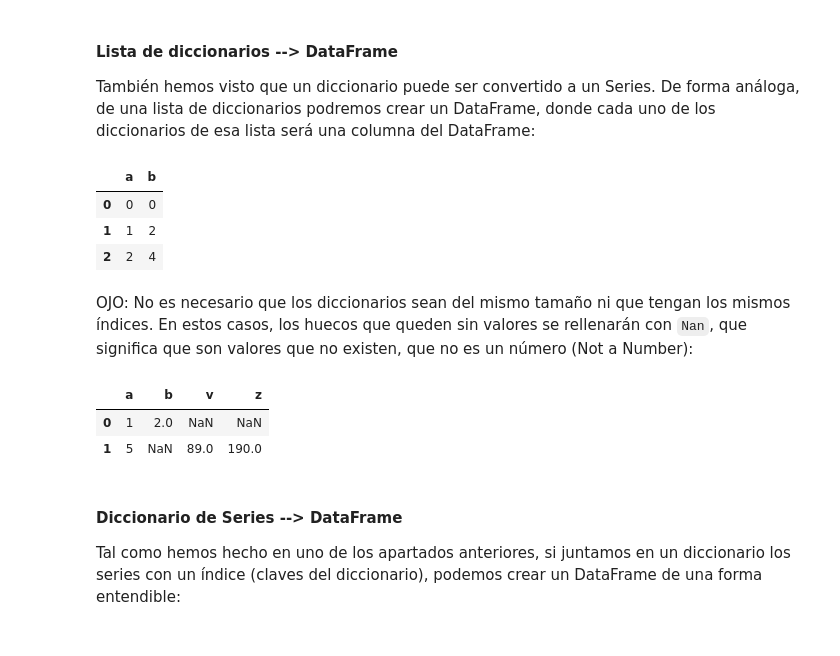
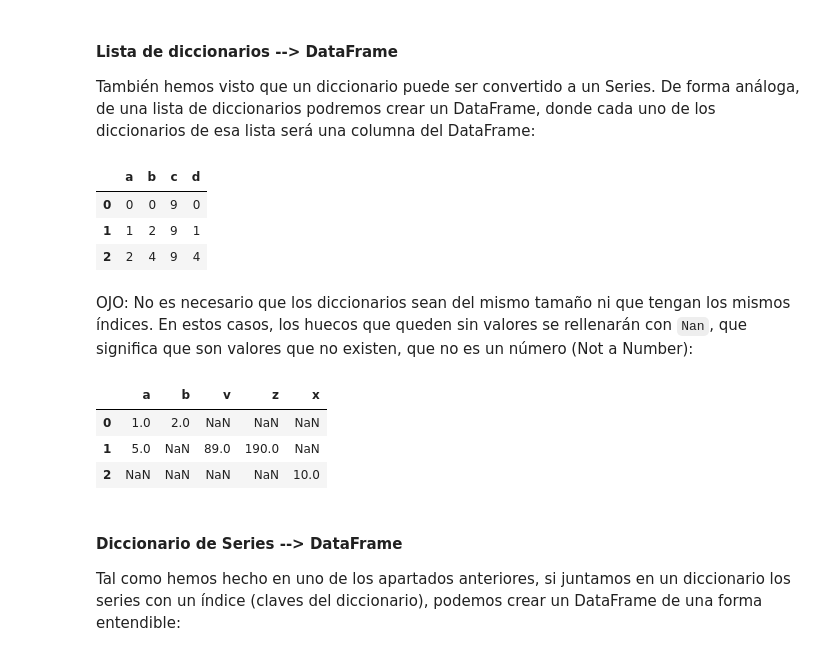
Before and after one commit to ClaraLL7/DS-part-time-sep2020, a Jupyter notebook: semana_6/dia_1/1_IntroPandas.ipynb, the cells around one changed output. Drawn from its saved outputs; the diff is of its cells as text; code cells hidden in the pictures.

````diff
--- a/semana_6/dia_1/1_IntroPandas.ipynb
+++ b/semana_6/dia_1/1_IntroPandas.ipynb
@@ -387,22 +410,23 @@ También hemos visto que un diccionario puede ser convertido a un Series. De for
 # %%
 # Por cierto, esto que hacemos ahora se llama list comprehension, ¿recordáis para qué servía?
 
-data = [{'a': i, 'b': 2 * i} for i in range(3)]
+data = [{'a': i, 'b': 2 * i, 'c': 9, 'd': i**2} for i in range(3)]
 
 pd.DataFrame(data)
 # %% [output]
-|  | a | b |
-| 0 | 0 | 0 |
-| 1 | 1 | 2 |
-| 2 | 2 | 4 |
+|  | a | b | c | d |
+| 0 | 0 | 0 | 9 | 0 |
+| 1 | 1 | 2 | 9 | 1 |
+| 2 | 2 | 4 | 9 | 4 |
 # %% [markdown]
 OJO: No es necesario que los diccionarios sean del mismo tamaño ni que tengan los mismos índices. En estos casos, los huecos que queden sin valores se rellenarán con ```Nan```, que significa que son valores que no existen, que no es un número (Not a Number):
 # %%
-pd.DataFrame([{'a': 1, 'b': 2}, {'a': 5, 'v': 89, 'z': 190}])
+pd.DataFrame([{'a': 1, 'b': 2}, {'a': 5, 'v': 89, 'z': 190}, {'x': 10}])
 # %% [output]
-|  | a | b | v | z |
-| 0 | 1 | 2.0 | NaN | NaN |
-| 1 | 5 | NaN | 89.0 | 190.0 |
+|  | a | b | v | z | x |
+| 0 | 1.0 | 2.0 | NaN | NaN | NaN |
+| 1 | 5.0 | NaN | 89.0 | 190.0 | NaN |
+| 2 | NaN | NaN | NaN | NaN | 10.0 |
 # %% [markdown]
 #### Diccionario de Series --> DataFrame
 
````
Also changed, not shown: parts of 15 cells of this notebook, 9 other files.
